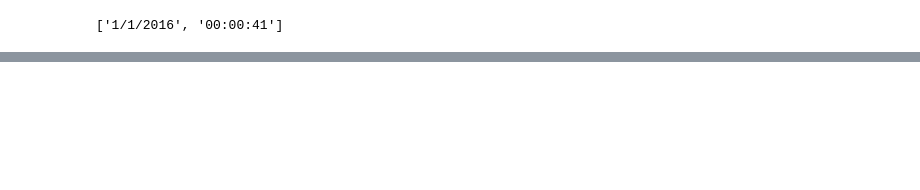
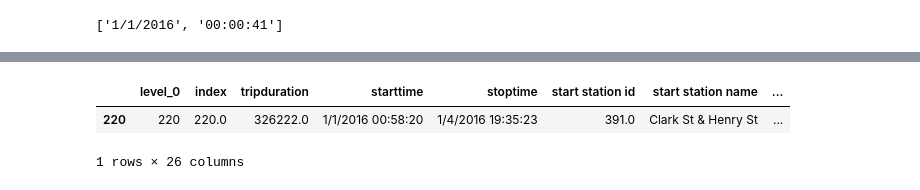
Before and after one commit to sunnyk-skk456/ADS_Project_BikeSharingSystem, a Jupyter notebook: ADS Citibike Clusters.ipynb, the cells around one changed output, grey strips where cells are left out. Drawn from its saved outputs; the diff is of its cells as text; code cells hidden in the pictures; blank space fills up the shorter version.

```diff
--- a/ADS Citibike Clusters.ipynb
+++ b/ADS Citibike Clusters.ipynb
@@ -268,0 +150,36 @@ array([-10. ,  -9.5,  -9. ,  -8.5,  -8. ,  -7.5,  -7. ,  -6.5,  -6. ,
+# %%
+# Sample Code -
+
+df1 = df[0:1000].copy()
+
+df1[:1][['tripduration']]
+# print df1.starttime[0].split(' ')[0]
+df1[:1][['StDate']]
+# Drop column
+df1.drop('dayInd', axis=1, inplace=True)
+
+
+df1[:3][:]
+df1[df1['DayInd']>0].head(3)
+
+# df1['WkDayInd'] = df1['starttime'].dt.dayofweek
+
+# days = {0:'Mon',1:'Tues',2:'Weds',3:'Thurs',4:'Fri',5:'Sat',6:'Sun'}
+# df['day_of_week'] = df['day_of_week'].apply(lambda x: days[x])
+
+months = {1:'Jan',2:'Feb',3:'Mar',4:'Apr',5:'May',6:'Jun',7:'Jul',8:'Aug',9:'Sep',10:'Oct',11:'Nov',12:'Dec'}
+df1['Mnth'] = df1['Mnth'].apply(lambda x: months[x])
+
+df1['StTime'] = pd.to_datetime(df1['StTime'])
+
+df1.dropna(inplace=True)
+df1.reset_index(drop=False, inplace=True)
+
+stt_list = df1.StTime[i].split(':')
+stt_list = [int(i) for i in stt_list]
+
+df1.set_value(i, 'DayInd', int(day_ind))
+
+rows = random.sample(df1.index, 10)
+df_10 = df.ix[rows]
+df_90 = df.drop(rows)
@@ -268,0 +228,6 @@ array([-10. ,  -9.5,  -9. ,  -8.5,  -8. ,  -7.5,  -7. ,  -6.5,  -6. ,
+# %%
+df2[df2['tripduration']>5000.0]
+# %% [output]
+|  | level_0 | index | tripduration | starttime | stoptime | start station id | start station name | ... |
+| 220 | 220 | 220.0 | 326222.0 | 1/1/2016 00:58:20 | 1/4/2016 19:35:23 | 391.0 | Clark St & Henry St | ... |
+1 rows × 26 columns
```
Also changed, not shown: parts of 35 cells of this notebook.
